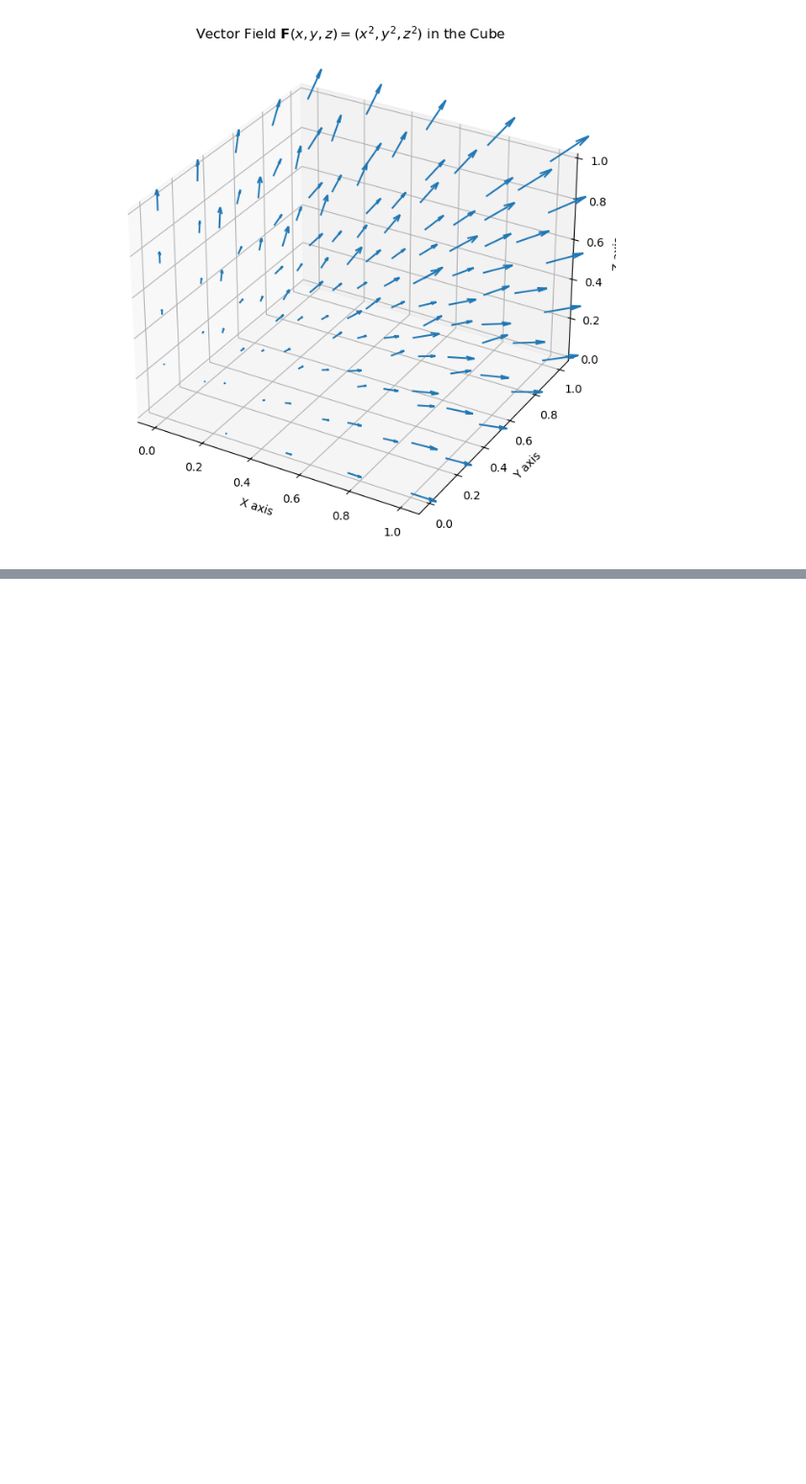
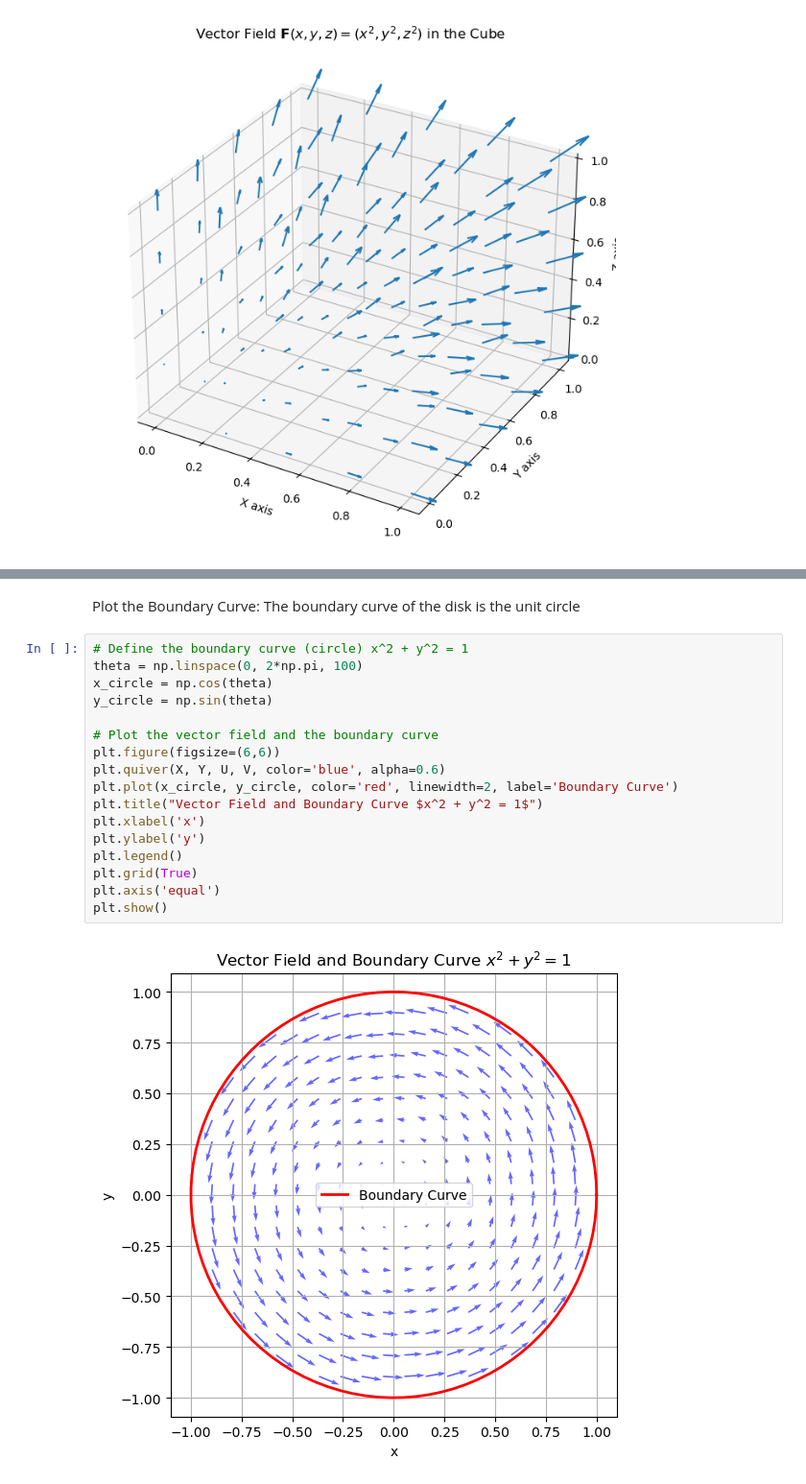
Before and after one commit to carlosdhoyos/fluid_mechanics, a Jupyter notebook: _build/jupyter_execute/_sources/prerequisites.ipynb, the cells around one changed output, grey strips where cells are left out. Shown at 96% size. Saved outputs shown, nothing was run; the diff lists cells and outputs as text; blank space fills up the shorter version.

```diff
--- a/_build/jupyter_execute/_sources/prerequisites.ipynb
+++ b/_build/jupyter_execute/_sources/prerequisites.ipynb
@@ -1265,0 +1281,21 @@ $$
+# %% [markdown]
+Plot the Boundary Curve:  The boundary curve of the disk is the unit circle
+# %%
+# Define the boundary curve (circle) x^2 + y^2 = 1
+theta = np.linspace(0, 2*np.pi, 100)
+x_circle = np.cos(theta)
+y_circle = np.sin(theta)
+
+# Plot the vector field and the boundary curve
+plt.figure(figsize=(6,6))
+plt.quiver(X, Y, U, V, color='blue', alpha=0.6)
+plt.plot(x_circle, y_circle, color='red', linewidth=2, label='Boundary Curve')
+plt.title("Vector Field and Boundary Curve $x^2 + y^2 = 1$")
+plt.xlabel('x')
+plt.ylabel('y')
+plt.legend()
+plt.grid(True)
+plt.axis('equal')
+plt.show()
+# %% [output]
+[figure, added]
```
Also changed, not shown: parts of 16 cells of this notebook, 20 other files.
